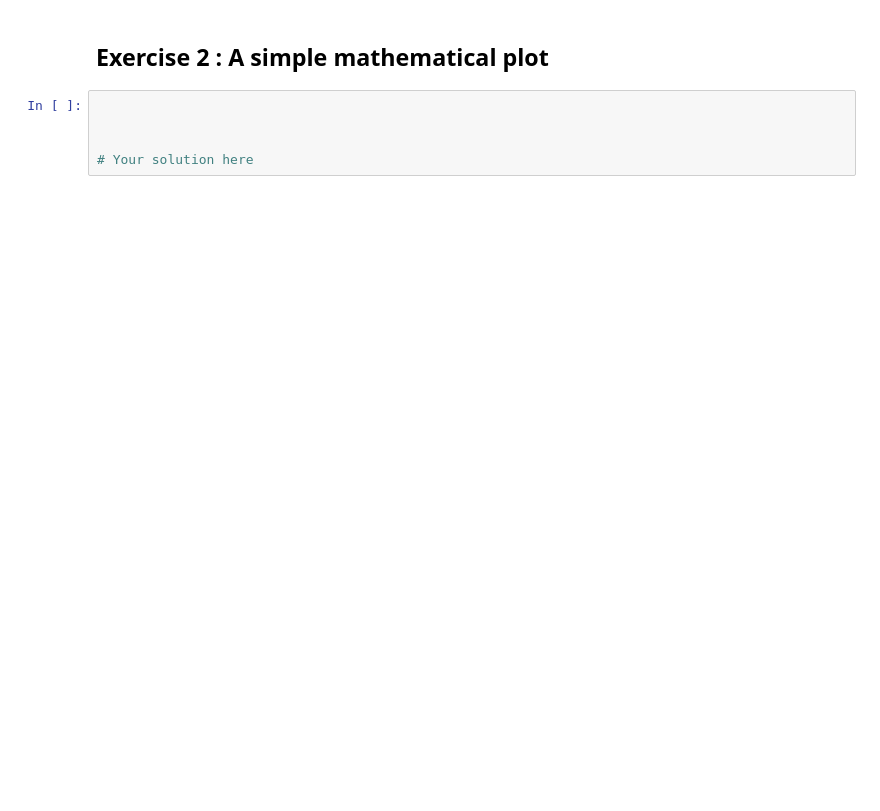
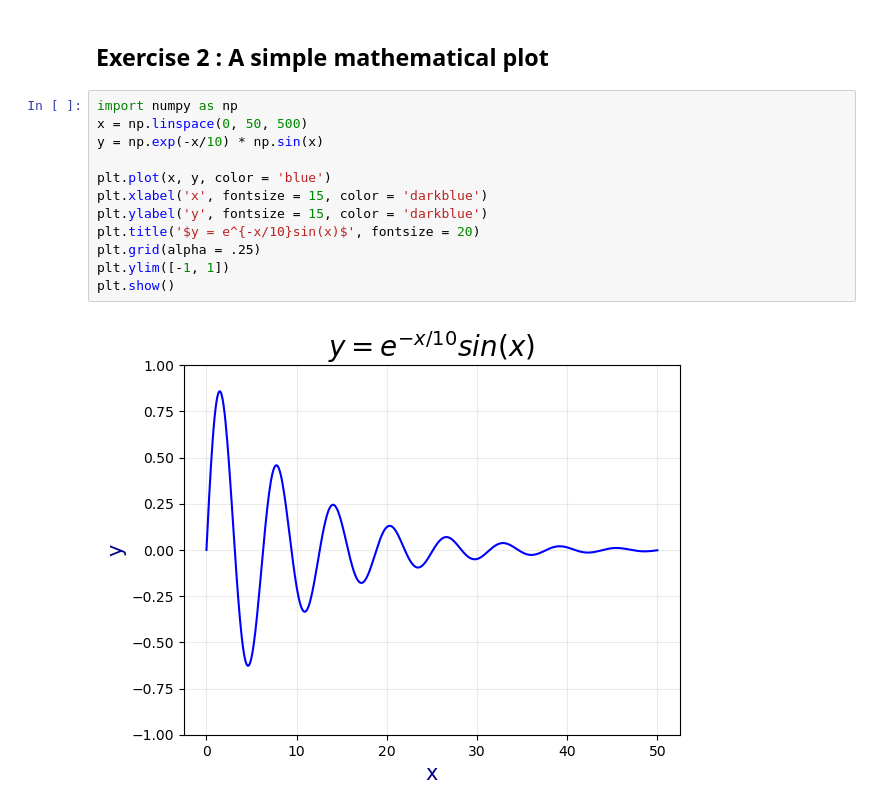
Before and after one commit to SPS-SP2273/learning-portfolio-Ting203, a Jupyter notebook: plotting/plotting_(need).ipynb, the cells around one changed output. Saved outputs shown, nothing was run; the diff lists cells and outputs as text; blank space fills up the shorter version.

```diff
--- a/plotting/plotting_(need).ipynb
+++ b/plotting/plotting_(need).ipynb
@@ -243,7 +260,16 @@ plt.show()
 # %% [markdown]
 ## Exercise 2 :  A simple mathematical plot
 # %%
+import numpy as np
+x = np.linspace(0, 50, 500)
+y = np.exp(-x/10) * np.sin(x)
 
-
-
-# Your solution here
+plt.plot(x, y, color = 'blue')
+plt.xlabel('x', fontsize = 15, color = 'darkblue')
+plt.ylabel('y', fontsize = 15, color = 'darkblue')
+plt.title('$y = e^{-x/10}sin(x)$', fontsize = 20)
+plt.grid(alpha = .25)
+plt.ylim([-1, 1])
+plt.show()
+# %% [output]
+[figure, added]
```
Also changed, not shown: parts of 1 cell of this notebook, 1 other file.
